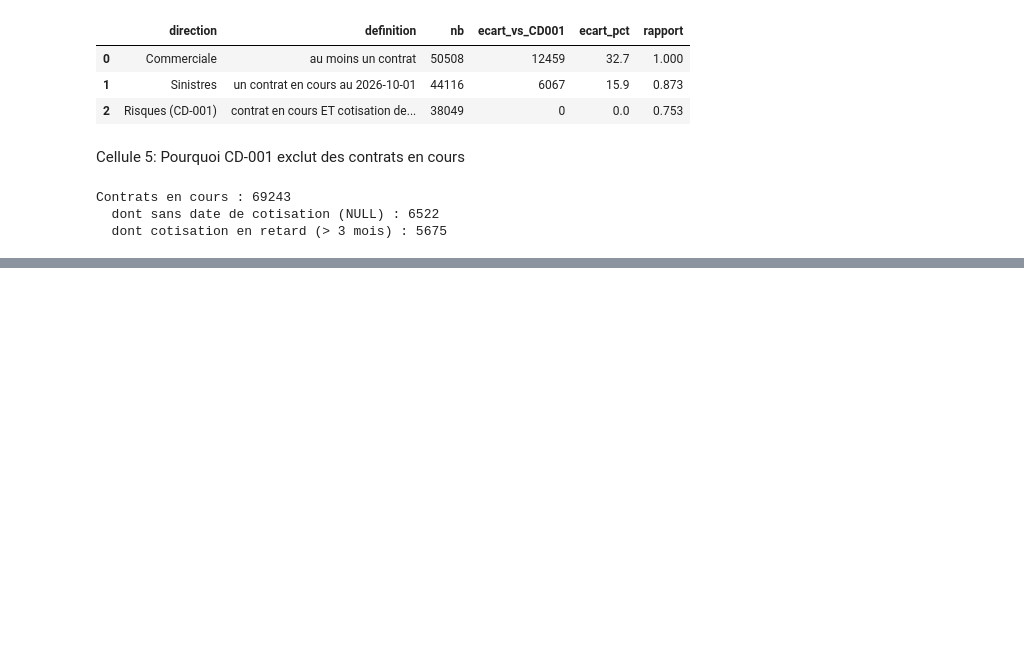
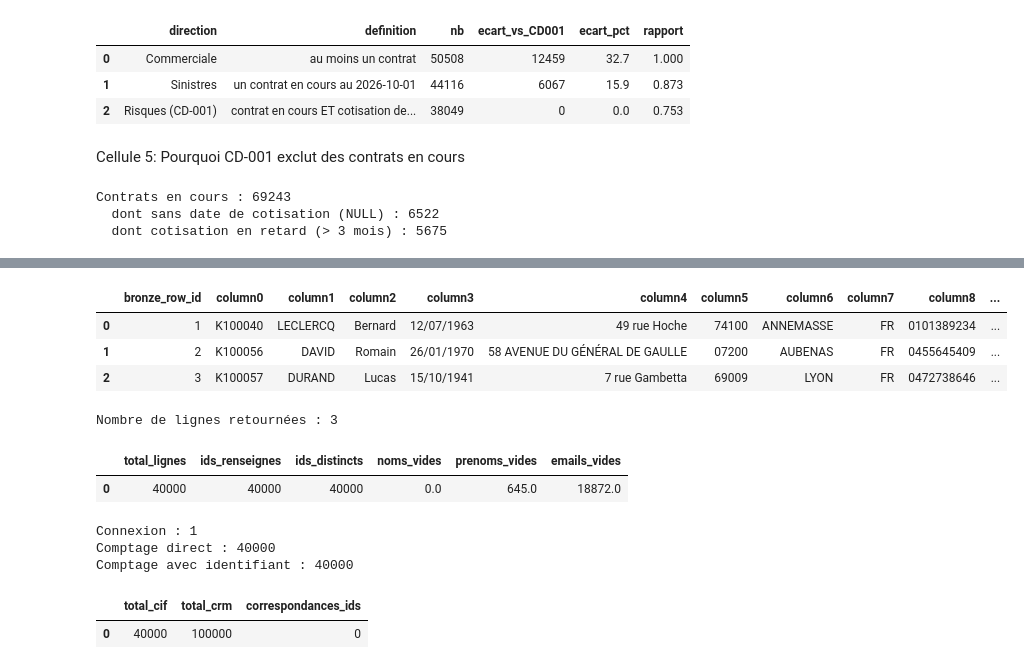
Before and after one commit to Samii05/td-qualite-g01, a Jupyter notebook: notebooks/S1_01.ipynb, the cells around one changed output, grey strips where cells are left out. Cells and saved outputs as stored; diff of their text form; code cells hidden in the pictures; blank space fills up the shorter version.

```diff
--- a/notebooks/S1_01.ipynb
+++ b/notebooks/S1_01.ipynb
@@ -1050,0 +1202,78 @@ Contrats en cours : 69243
+# %%
+with engine.connect() as conn:
+    test = pd.read_sql(
+        text("""
+            SELECT *
+            FROM bronze.cif_clients
+            LIMIT 3
+        """),
+        conn
+    )
+
+display(test)
+print("Nombre de lignes retournées :", len(test))
+# %% [output]
+|  | bronze_row_id | column0 | column1 | column2 | column3 | column4 | column5 | column6 | column7 | column8 | ... |
+| 0 | 1 | K100040 | LECLERCQ | Bernard | 12/07/1963 | 49 rue Hoche | 74100 | ANNEMASSE | FR | 0101389234 | ... |
+| 1 | 2 | K100056 | DAVID | Romain | 26/01/1970 | 58 AVENUE DU GÉNÉRAL DE GAULLE | 07200 | AUBENAS | FR | 0455645409 | ... |
+| 2 | 3 | K100057 | DURAND | Lucas | 15/10/1941 | 7 rue Gambetta | 69009 | LYON | FR | 0472738646 | ... |
+Nombre de lignes retournées : 3
+# %%
+with engine.connect() as conn:
+    stats_cif = pd.read_sql(
+        text("""
+            SELECT
+                COUNT(*) AS total_lignes,
+                COUNT(column0) AS ids_renseignes,
+                COUNT(DISTINCT column0) AS ids_distincts,
+                SUM(column1 IS NULL OR TRIM(column1) = '') AS noms_vides,
+                SUM(column2 IS NULL OR TRIM(column2) = '') AS prenoms_vides,
+                SUM(column9 IS NULL OR TRIM(column9) = '') AS emails_vides
+            FROM bronze.cif_clients
+        """),
+        conn
+    )
+
+display(stats_cif)
+# %% [output]
+|  | total_lignes | ids_renseignes | ids_distincts | noms_vides | prenoms_vides | emails_vides |
+| 0 | 40000 | 40000 | 40000 | 0.0 | 645.0 | 18872.0 |
+# %%
+with engine.connect() as conn:
+    print("Connexion :", conn.execute(text("SELECT 1")).scalar())
+
+    print("Comptage direct :", conn.execute(
+        text("SELECT COUNT(*) FROM bronze.cif_clients")
+    ).scalar())
+
+    print("Comptage avec identifiant :", conn.execute(
+        text("SELECT COUNT(column0) FROM bronze.cif_clients")
+    ).scalar())
+# %% [output]
+Connexion : 1
+Comptage direct : 40000
+Comptage avec identifiant : 40000
+# %%
+with engine.connect() as conn:
+    comparaison_ids = pd.read_sql(
+        text("""
+            SELECT
+                (SELECT COUNT(*)
+                 FROM bronze.cif_clients) AS total_cif,
+
+                (SELECT COUNT(*)
+                 FROM bronze.crm_client) AS total_crm,
+
+                (SELECT COUNT(*)
+                 FROM bronze.cif_clients c
+                 INNER JOIN bronze.crm_client r
+                    ON c.column0 = r.client_id
+                ) AS correspondances_ids
+        """),
+        conn
+    )
+
+display(comparaison_ids)
+# %% [output]
+|  | total_cif | total_crm | correspondances_ids |
+| 0 | 40000 | 100000 | 0 |
```
Also changed, not shown: parts of 17 cells of this notebook, 4 other files.
